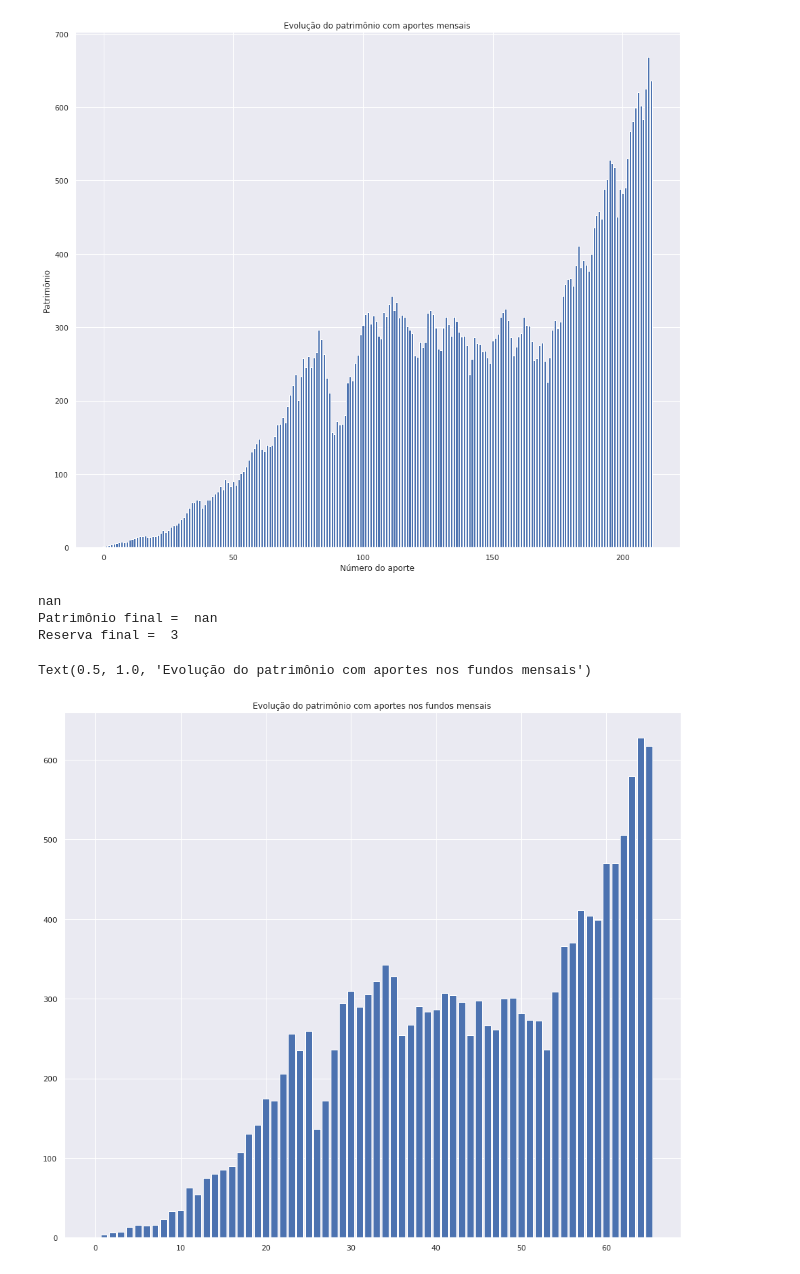
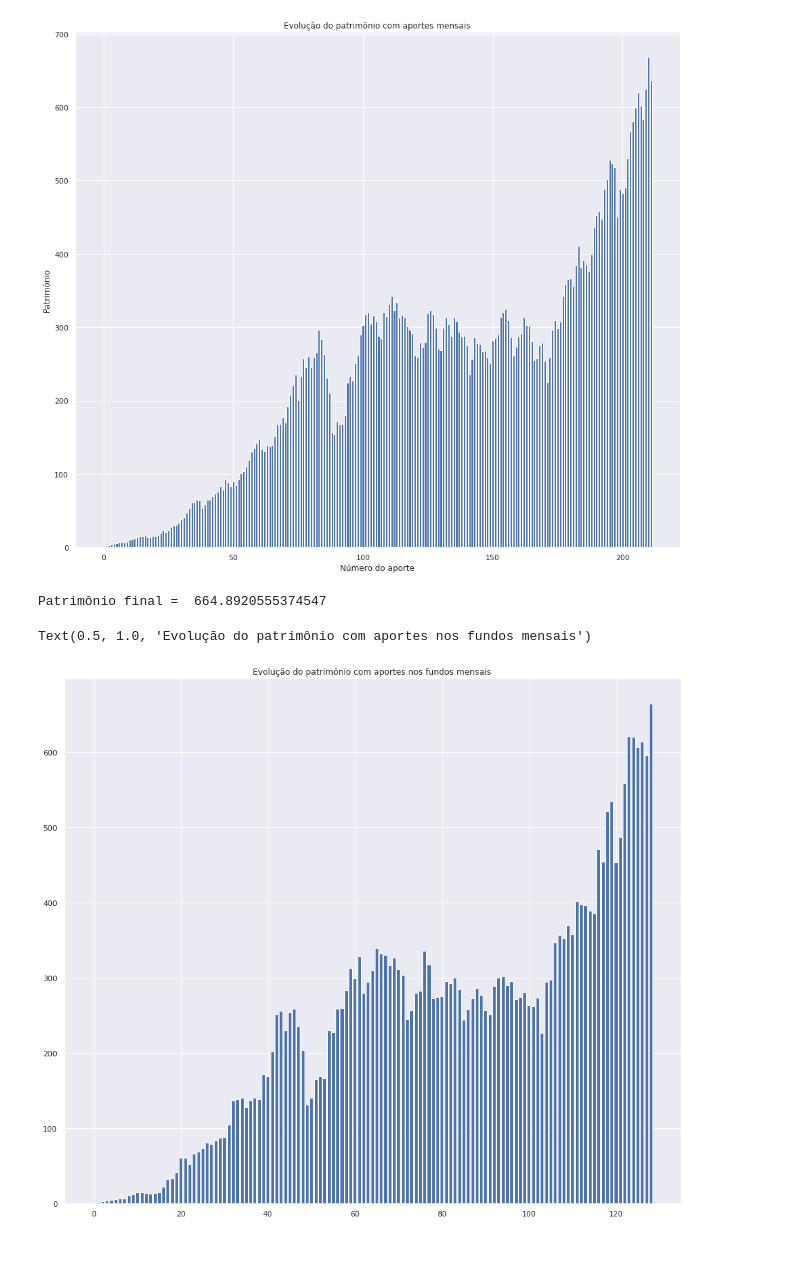
Before and after one commit to georgegondim/misc, a Jupyter notebook: finances/ibov.ipynb, the cells around one changed output. Cells and saved outputs as stored; diff of their text form; code cells hidden in the pictures.

```diff
--- a/finances/ibov.ipynb
+++ b/finances/ibov.ipynb
@@ -29,7 +30,7 @@ def get_shift(df, n):
 
     return min_idx, max_idx
 
-min_idx, max_idx = get_shift(df, 22)
+min_idx, max_idx = get_shift(df, 11)
 
 df['min_price'] = df.Price[min_idx]
 df['max_price'] = df.Price[max_idx]
@@ -86,45 +87,38 @@ Patrimônio final =  636.2255388170103
 Text(0.5, 1.0, 'Evolução do patrimônio com aportes mensais')
 [figure]
 # %%
-import math
 
 lows = df.min_price.values.copy()[::-1]
 monthly = df.min_price.values.copy()[::-1]
 
 patrimony_monthly = [0]
 reserve = 1
 
 past_points = 1
 N = 22
 
 for i in range(1, len(monthly)):
     if i % N == 0:
         reserve += 1
 
     if not math.isnan(monthly[i]):
         perf = (monthly[i] - past_points) / past_points
 
         patrimony_monthly.append(patrimony_monthly[-1] * (1 + perf))
 
         patrimony_monthly[-1] += reserve
         past_points = monthly[i]
         reserve = 0
 
 
-print(monthly[i])
-perf = (monthly[i] - past_points) / past_points
-
+perf = (df.Price.values[0] - past_points) / past_points
 patrimony_monthly.append(patrimony_monthly[-1] * (1 + perf))
-
 patrimony_monthly[-1] += reserve
 
 print('Patrimônio final = ', patrimony_monthly[-1])
-print('Reserva final = ', reserve)
 plt.bar(np.array(list(range(len(patrimony_monthly)))), patrimony_monthly, align='center')
 plt.title('Evolução do patrimônio com aportes nos fundos mensais')
 # %% [output]
-nan
-Patrimônio final =  nan
-Reserva final =  3
+Patrimônio final =  664.8920555374547
 Text(0.5, 1.0, 'Evolução do patrimônio com aportes nos fundos mensais')
-[figure, old version]
+[figure, new version]
```
Also changed, not shown: parts of 2 cells of this notebook.
